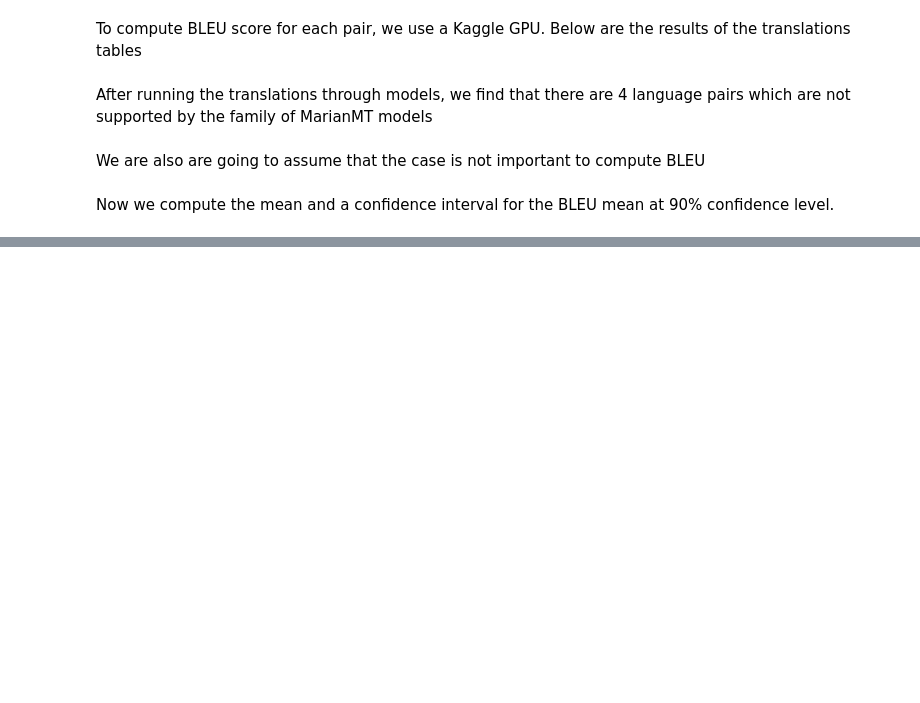
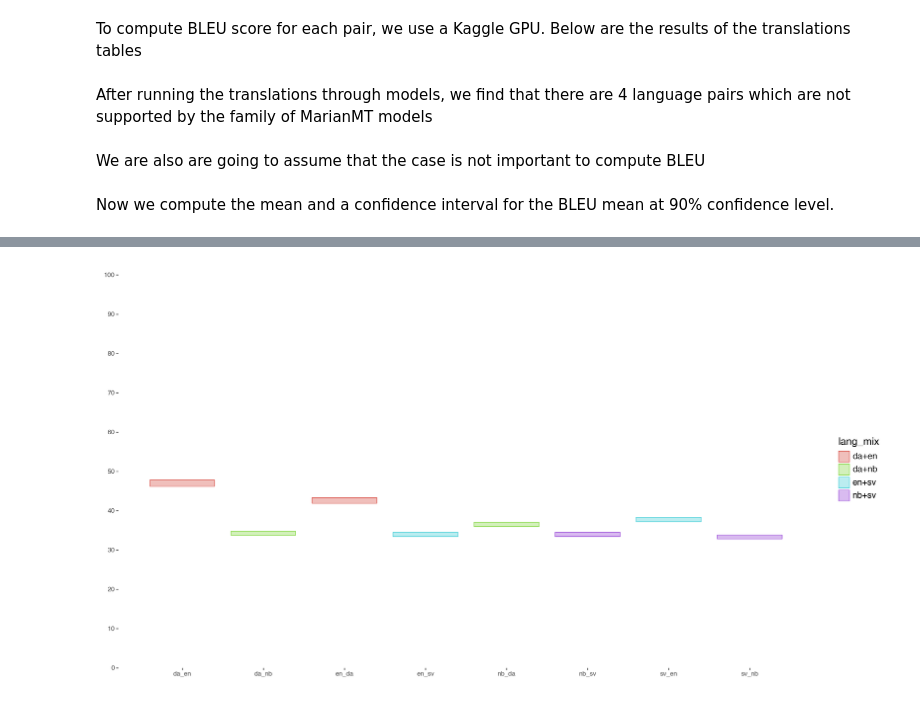
Before and after one commit to AdamNavarroLiriano/language-api, a Jupyter notebook: notebooks/1-EDA.ipynb, the cells around one changed output, grey strips where cells are left out. Drawn from its saved outputs; the diff is of its cells as text; code cells hidden in the pictures; blank space fills up the shorter version.

Commit message:
bootstrap confidence interval plot

```diff
--- a/notebooks/1-EDA.ipynb
+++ b/notebooks/1-EDA.ipynb
@@ -196,0 +190,8 @@ agg_bleu_scores.loc[:, ['bleu_lowercase_lower', 'bleu_lowercase_upper']] = agg_b
+# %%
+agg_bleu_scores = agg_bleu_scores.reset_index()
+# %%
+agg_bleu_scores['lang_pair'] = agg_bleu_scores['lang_pair'].astype('category')
+agg_bleu_scores['xmin'] = agg_bleu_scores['lang_pair'].cat.codes - 0.4
+agg_bleu_scores['xmax'] = agg_bleu_scores['lang_pair'].cat.codes + 0.4
+agg_bleu_scores[['src', 'tgt']] = agg_bleu_scores['lang_pair'].str.split('_', expand=True)
+agg_bleu_scores['lang_mix'] = agg_bleu_scores[['src', 'tgt']].apply(lambda x: '+'.join(sorted(x)), axis=1)
@@ -196,0 +210,30 @@ agg_bleu_scores.loc[:, ['bleu_lowercase_lower', 'bleu_lowercase_upper']] = agg_b
+# %%
+(
+ggplot(agg_bleu_scores) +
+geom_rect(aes(xmin='xmin', xmax='xmax',
+              ymin='bleu_lower', ymax='bleu_lowercase_upper',
+             fill='lang_mix',  color='lang_mix') ,
+          alpha=0.4,
+          position = 'dodge') +
+#geom_rect(aes(xmin='xmin', xmax='xmax', ymin='match',
+#              ymax='match', fill='provider_id', color='provider_id'),
+#          alpha=0,
+#          position='dodge') +
+#facet_wrap('~country_name') +
+scale_y_continuous(limits=[0,101],expand = [0,0], breaks=np.arange(0, 101, 10), labels=lambda breaks: [str(x) for x in breaks]) +
+# scale_fill_manual(values=colors) +
+# scale_color_manual(values=colors) +
+scale_x_continuous(breaks=agg_bleu_scores['lang_pair'].cat.codes.unique().tolist(),
+                  labels=agg_bleu_scores['lang_pair'].unique().tolist()) +
+coord_cartesian(ylim=[0,101]) +
+theme(figure_size=(15, 8)) +
+theme(panel_background = element_blank(),
+    legend_background = element_blank(),
+    legend_key = element_blank()
+    , legend_direction =  'vertical'
+    , legend_title = element_text(size = 14, face = 'bold')
+    , legend_text = element_text(size=12),
+    legend_box_background = element_rect(color="black", size=0.5))
+    )
+# %% [output]
+[figure, added]
```
Also changed, not shown: parts of 2 cells of this notebook.
